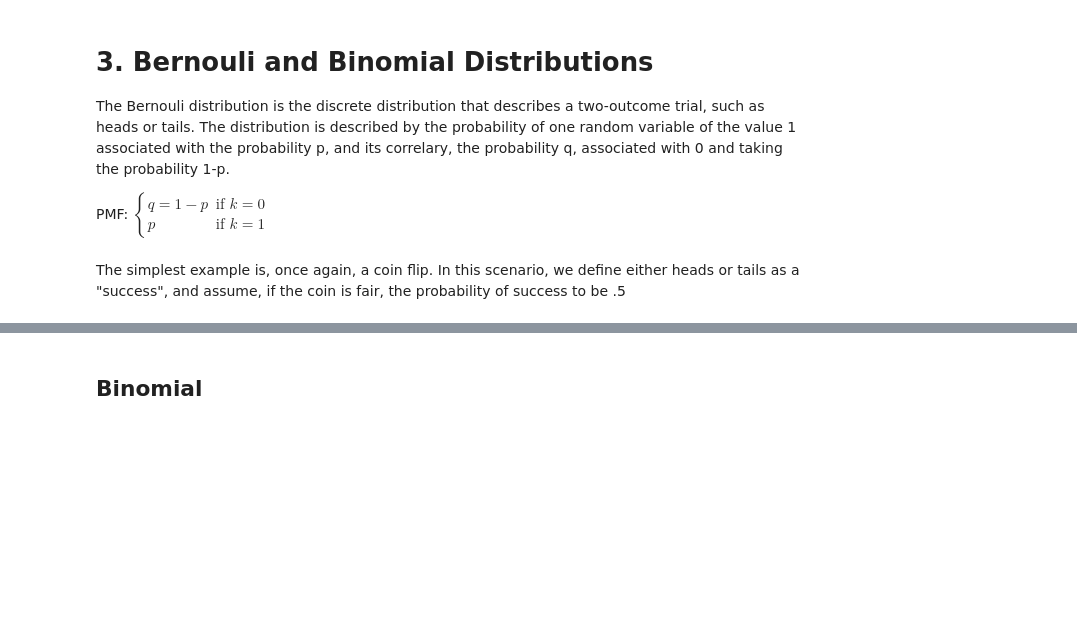
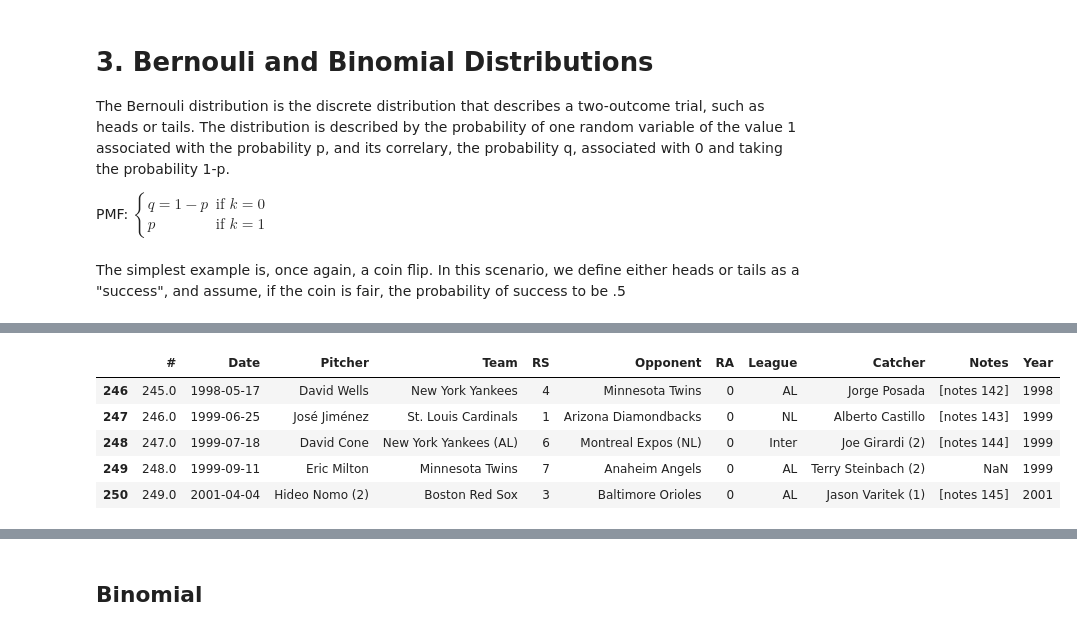
Before and after one commit to Caellwyn/distributions_ds-west-082420, a Jupyter notebook: index.ipynb, the cells around one changed output, grey strips where cells are left out. Drawn from its saved outputs; the diff is of its cells as text; code cells hidden in the pictures; blank space fills up the shorter version.

```diff
--- a/index.ipynb
+++ b/index.ipynb
@@ -549,0 +541,22 @@ Let's assume the probability of scoring a goal is .75, the Bernouli distribution
+# %%
+import requests
+response = requests.get('https://en.wikipedia.org/wiki/List_of_Major_League_Baseball_no-hitters')
+
+# Scrape the wikipedia table corresponding to no-hitters
+no_hit_table = pd.read_html('https://en.wikipedia.org/wiki/List_of_Major_League_Baseball_no-hitters')[1]
+
+# for demonstration, look at games from 1998, which all had 162 games for 30 teams. The game count is approximately 2430 games
+no_hit_table['Date'] = pd.to_datetime(no_hit_table['Date'])
+no_hit_table['Year'] = no_hit_table.Date.apply(lambda x: x.year)
+
+# Don't count 2020 given it is currently under way.
+no_hit_table_1998= no_hit_table[(no_hit_table["Date"] >= "1998") & (no_hit_table["Date"] < "2020")]
+
+no_hit_table_1998.head()
+# %% [output]
+|  | # | Date | Pitcher | Team | RS | Opponent | RA | League | Catcher | Notes | Year |
+| 246 | 245.0 | 1998-05-17 | David Wells | New York Yankees | 4 | Minnesota Twins | 0 | AL | Jorge Posada | [notes 142] | 1998 |
+| 247 | 246.0 | 1999-06-25 | José Jiménez | St. Louis Cardinals | 1 | Arizona Diamondbacks | 0 | NL | Alberto Castillo | [notes 143] | 1999 |
+| 248 | 247.0 | 1999-07-18 | David Cone | New York Yankees (AL) | 6 | Montreal Expos (NL) | 0 | Inter | Joe Girardi (2) | [notes 144] | 1999 |
+| 249 | 248.0 | 1999-09-11 | Eric Milton | Minnesota Twins | 7 | Anaheim Angels | 0 | AL | Terry Steinbach (2) | NaN | 1999 |
+| 250 | 249.0 | 2001-04-04 | Hideo Nomo (2) | Boston Red Sox | 3 | Baltimore Orioles | 0 | AL | Jason Varitek (1) | [notes 145] | 2001 |
```
Also changed, not shown: parts of 53 cells of this notebook, 15 other files.
